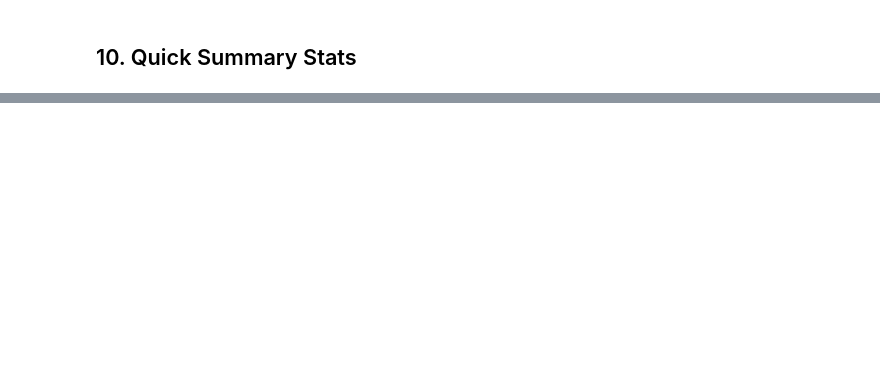
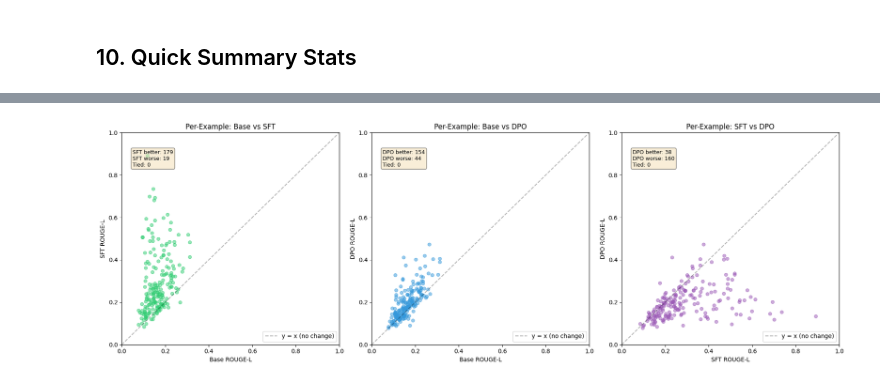
Before and after one commit to aaditya4401-dot/RLHF, a Jupyter notebook: notebooks/kaggle_eval.ipynb, the cells around one changed output, grey strips where cells are left out. Saved outputs shown, nothing was run; the diff lists cells and outputs as text; code cells hidden in the pictures; blank space fills up the shorter version.

```diff
--- a/notebooks/kaggle_eval.ipynb
+++ b/notebooks/kaggle_eval.ipynb
@@ -195,0 +672,32 @@ print(f"  SFT model:          {avg_sft:.0f}")
+# %%
+# Per-example ROUGE-L scatter plots
+fig, axes = plt.subplots(1, 3, figsize=(18, 6))
+
+pairs = [
+    ("Base", base_rouge_scores, "SFT", sft_rouge_scores, "#2ecc71"),
+    ("Base", base_rouge_scores, "DPO", dpo_rouge_scores, "#3498db"),
+    ("SFT", sft_rouge_scores, "DPO", dpo_rouge_scores, "#9b59b6"),
+]
+
+for ax, (lbl_x, scores_x, lbl_y, scores_y, color) in zip(axes, pairs):
+    ax.scatter(scores_x, scores_y, alpha=0.5, s=30, color=color)
+    ax.plot([0, 1], [0, 1], "k--", alpha=0.3, label="y = x (no change)")
+    ax.set_xlabel(f"{lbl_x} ROUGE-L")
+    ax.set_ylabel(f"{lbl_y} ROUGE-L")
+    ax.set_title(f"Per-Example: {lbl_x} vs {lbl_y}")
+    ax.set_xlim(0, 1)
+    ax.set_ylim(0, 1)
+    ax.legend(loc="lower right")
+
+    y_better = sum(1 for a, b in zip(scores_x, scores_y) if b > a)
+    y_worse = sum(1 for a, b in zip(scores_x, scores_y) if b < a)
+    tied = len(scores_x) - y_better - y_worse
+    ax.text(0.05, 0.92, f"{lbl_y} better: {y_better}\n{lbl_y} worse: {y_worse}\nTied: {tied}",
+            transform=ax.transAxes, fontsize=9, verticalalignment="top",
+            bbox=dict(boxstyle="round", facecolor="wheat", alpha=0.5))
+
+plt.tight_layout()
+plt.savefig("/kaggle/working/rouge_scatter.png", bbox_inches="tight")
+plt.show()
+# %% [output]
+[figure, added]
```
Also changed, not shown: parts of 35 cells of this notebook, 26 other files.
